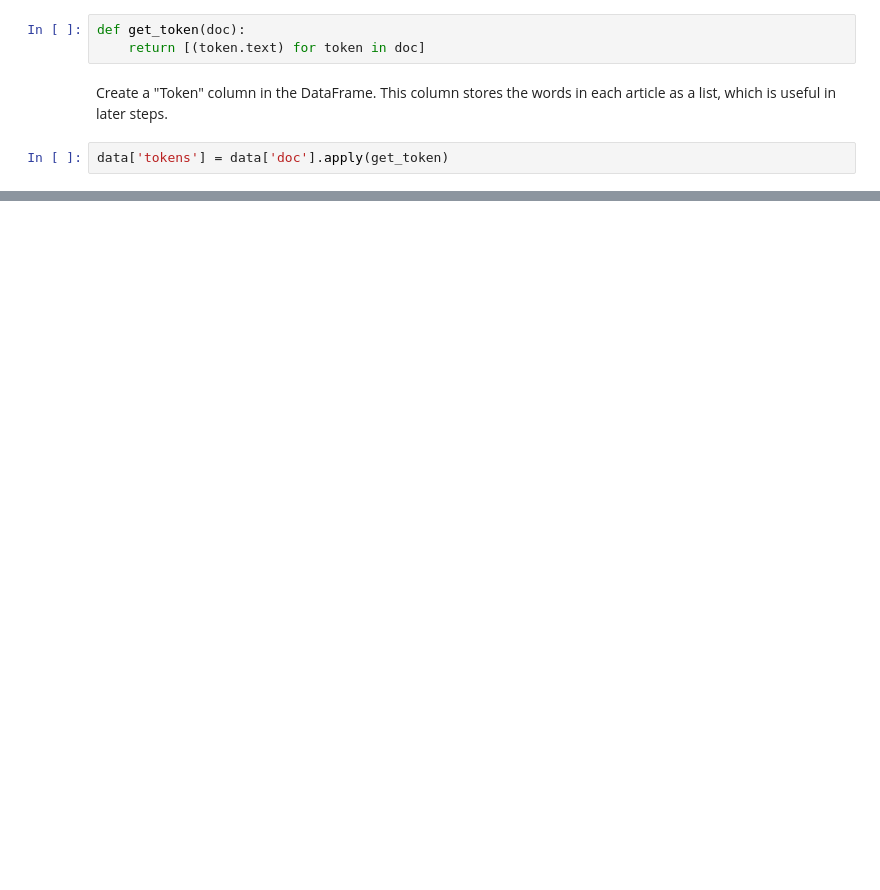
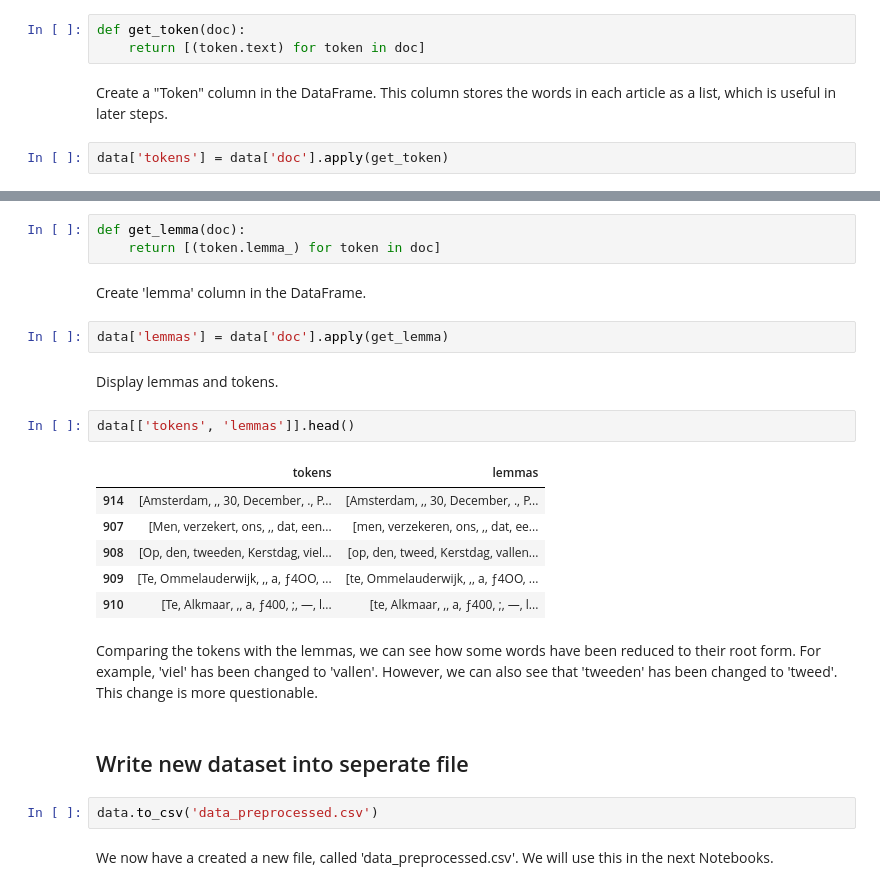
Before and after one commit to KBNLresearch/TutorialSummerschool, a Jupyter notebook: 03. Basic preprocessing.ipynb, the cells around one changed output, grey strips where cells are left out. Cells and saved outputs as stored; diff of their text form; blank space fills up the shorter version.

```diff
--- a/03. Basic preprocessing.ipynb
+++ b/03. Basic preprocessing.ipynb
@@ -75,0 +83,26 @@ data.head()
+# %%
+def get_lemma(doc):
+    return [(token.lemma_) for token in doc]
+# %% [markdown]
+Create 'lemma' column in the DataFrame.
+# %%
+data['lemmas'] = data['doc'].apply(get_lemma)
+# %% [markdown]
+Display lemmas and tokens.
+# %%
+data[['tokens', 'lemmas']].head()
+# %% [output]
+|  | tokens | lemmas |
+| 914 | [Amsterdam, ,, 30, December, ., P... | [Amsterdam, ,, 30, December, ., P... |
+| 907 | [Men, verzekert, ons, ,, dat, een... | [men, verzekeren, ons, ,, dat, ee... |
+| 908 | [Op, den, tweeden, Kerstdag, viel... | [op, den, tweed, Kerstdag, vallen... |
+| 909 | [Te, Ommelauderwijk, ,, a, ƒ4OO, ... | [te, Ommelauderwijk, ,, a, ƒ4OO, ... |
+| 910 | [Te, Alkmaar, ,, a, ƒ400, ;, —, l... | [te, Alkmaar, ,, a, ƒ400, ;, —, l... |
+# %% [markdown]
+Comparing the tokens with the lemmas, we can see how some words have been reduced to their root form. For example, 'viel' has been changed to 'vallen'. However, we can also see that 'tweeden' has been changed to 'tweed'. This change is more questionable.
+# %% [markdown]
+## Write new dataset into seperate file
+# %%
+data.to_csv('data_preprocessed.csv')
+# %% [markdown]
+We now have a created a new file, called 'data_preprocessed.csv'. We will use this in the next Notebooks.
```
Also changed, not shown: parts of 4 cells of this notebook.
